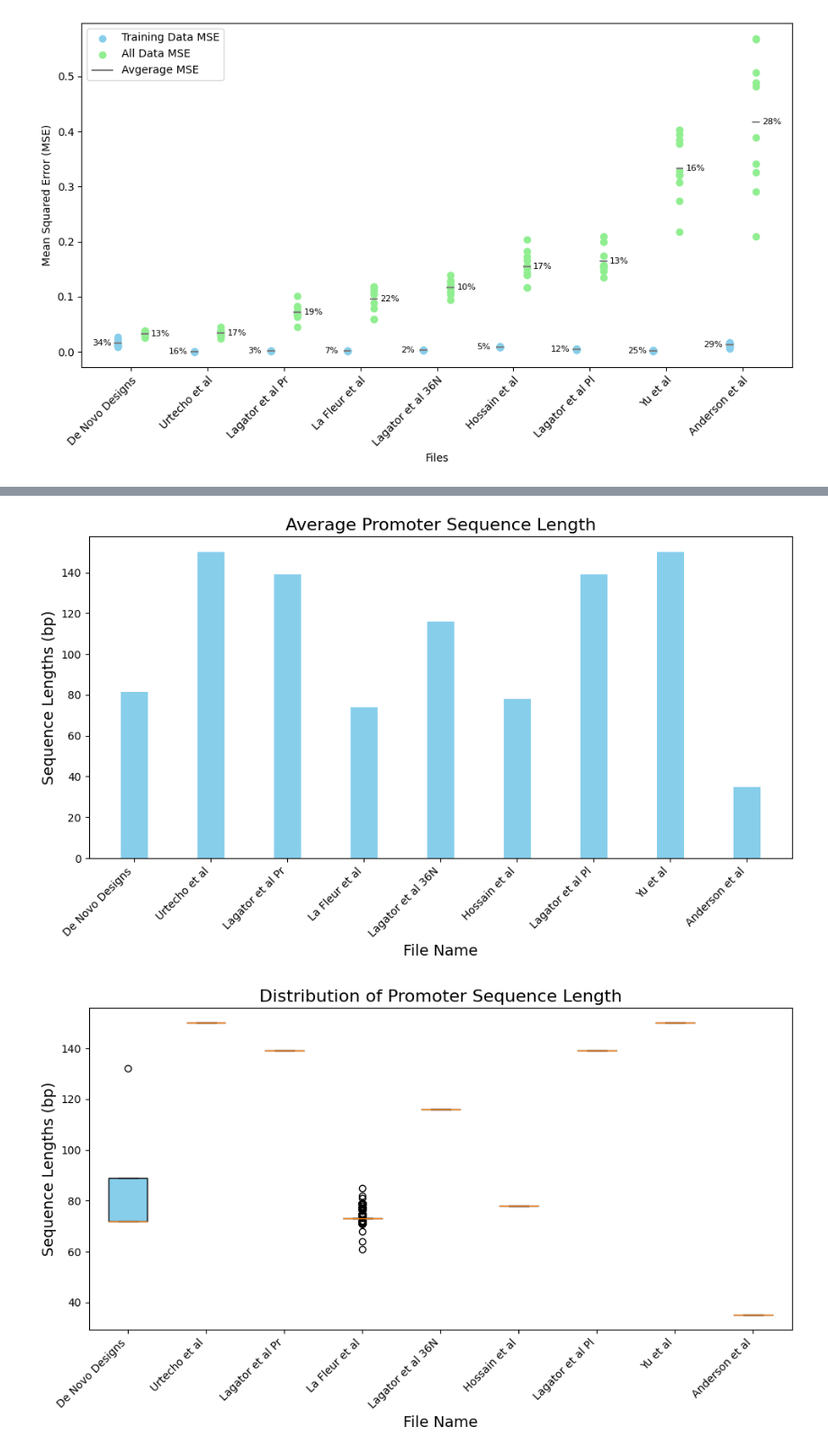
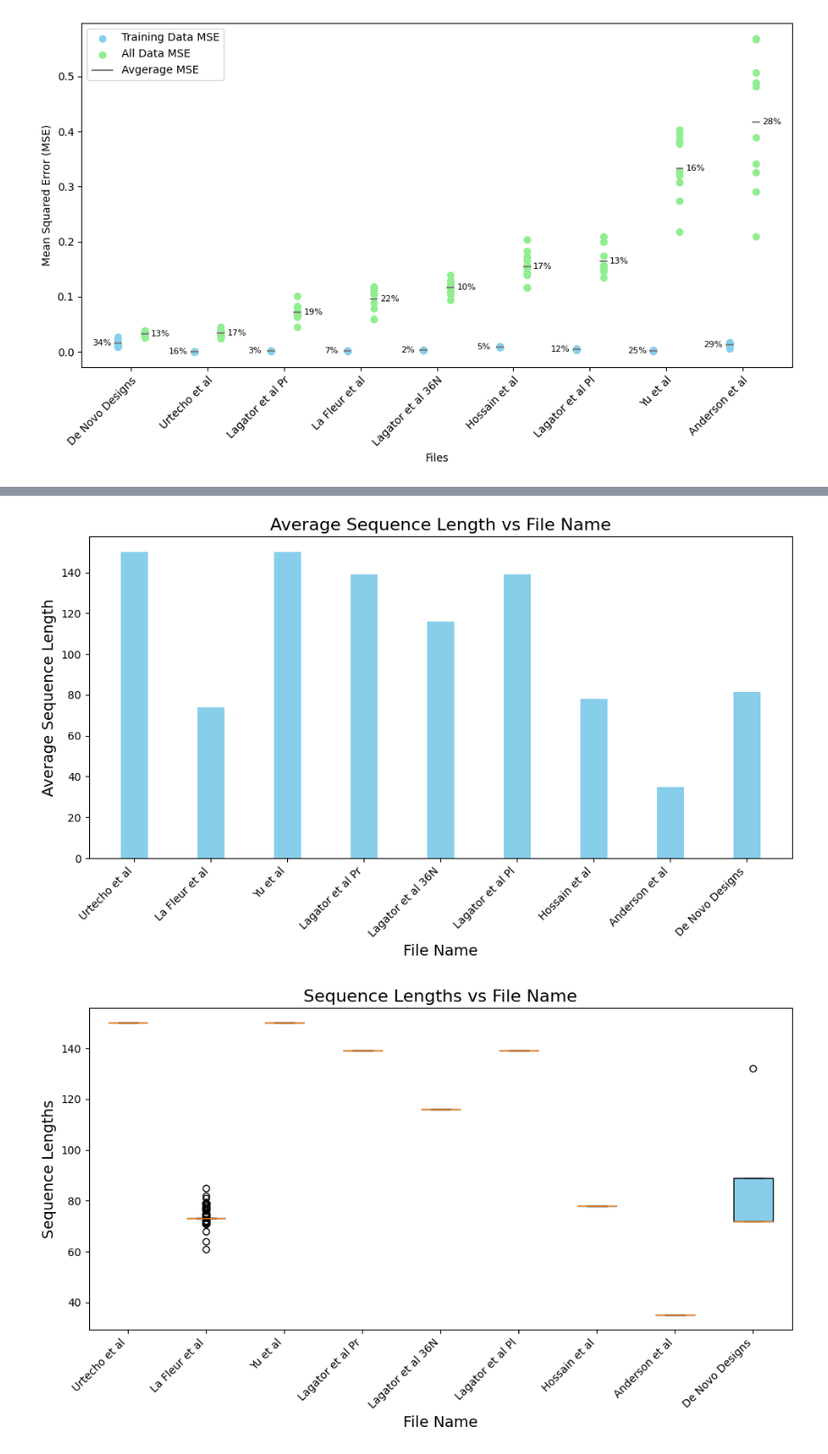
Before and after one commit to Rhys-sg/e.-coli-promoter-prediction, a Jupyter notebook: individual_files.ipynb, the cells around one changed output, grey strips where cells are left out. Shown at 90% size. Drawn from its saved outputs; the diff is of its cells as text; code cells hidden in the pictures.

```diff
--- a/individual_files.ipynb
+++ b/individual_files.ipynb
@@ -13,6 +13,8 @@ split_data, file_names = main_module.split_data_by_file(df)
 # %%
-all_results = individual_files_module.load_repeat_evalute_each_file()
-file_order = individual_files_module.plot_repeat_evalute_each_file(file_names, all_results)
+all_results = load_repeat_evalute_each_file()
+all_data_order, training_data_order, training_data_averages, all_data_averages, training_data_CV, all_data_CV = plot_repeat_evalute_each_file(file_names, all_results)
+
+file_order = training_data_order
 # %% [output]
 [figure]
 # %% [markdown]
@@ -31,0 +33,9 @@ individual_files_module.file_bar_chart(file_sequence_counts, file_order, y_label
+# %%
+import pandas as pd
+
+metrics_df = pd.DataFrame(file_order, columns=['File Name'])
+metrics_df['Training Data CV'] = add_to_df(metrics_df, training_data_CV)
+metrics_df['All Data CV'] = add_to_df(metrics_df, all_data_CV)
+metrics_df['Training Data Averages'] = add_to_df(metrics_df, training_data_averages)
+metrics_df['All Data Averages'] = add_to_df(metrics_df, all_data_averages)
+metrics_df.head()
@@ -31,0 +49,5 @@ individual_files_module.file_bar_chart(file_sequence_counts, file_order, y_label
+# %%
+file_sequence_counts = get_file_sequence_counts(df)
+metrics_df['Sequence Count'] = add_to_df(metrics_df, file_sequence_counts)
+
+plot_barchart(metrics_df, 'Sequence Count')
@@ -32,10 +56,13 @@ individual_files_module.file_bar_chart(file_sequence_counts, file_order, y_label
 # %%
-sequence_lengths = individual_files_module.get_promoter_sequence_lengths(df)
+sequence_lengths = get_promoter_sequence_lengths(df)
 average_sequence_lengths = {file : sum(lengths) / len(lengths) for file, lengths in sequence_lengths.items()}
 
-individual_files_module.file_bar_chart(average_sequence_lengths, file_order, y_label='Sequence Lengths (bp)', title='Average Promoter Sequence Length')
-individual_files_module.file_box_plot(sequence_lengths, file_order, y_label='Sequence Lengths (bp)', title='Distribution of Promoter Sequence Length')
+metrics_df['Average Sequence Length'] = add_to_df(metrics_df, average_sequence_lengths)
+metrics_df['Sequence Lengths'] = add_to_df(metrics_df, sequence_lengths)
+
+plot_barchart(metrics_df, 'Average Sequence Length')
+plot_boxplot(metrics_df, 'Sequence Lengths')
 # %% [output]
-[figure, old version]
+[figure, new version]
-[figure, old version]
+[figure, new version]
 # %%
```
Also changed, not shown: parts of 25 cells of this notebook, 2 other files.
